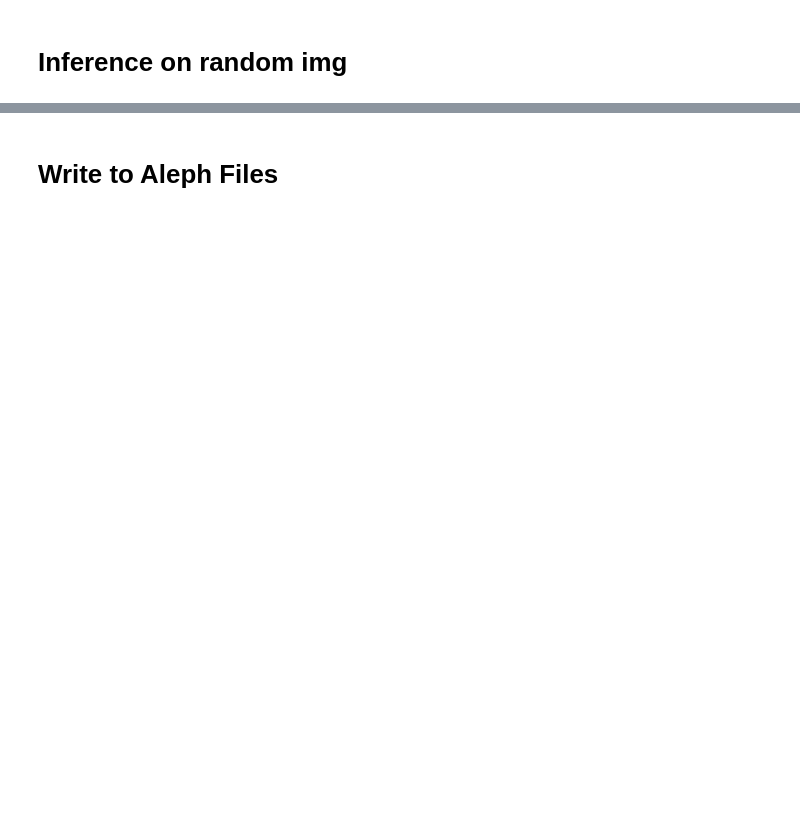
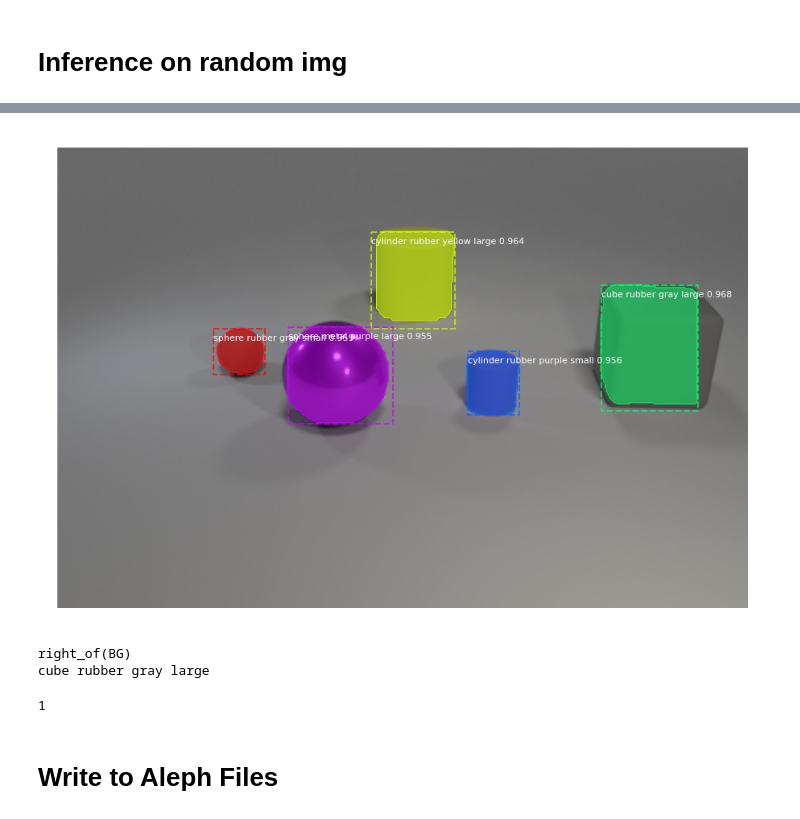
Before and after one commit to OliDeane/ClevrHans_iILP, a Jupyter notebook: main.ipynb, the cells around one changed output, grey strips where cells are left out. Drawn from its saved outputs; the diff is of its cells as text; code cells hidden in the pictures; blank space fills up the shorter version.

```diff
--- a/main.ipynb
+++ b/main.ipynb
@@ -28,7 +28,9 @@ from samples.clevr import clevr
 ROOT_DIR = os.getcwd()
 
 # Directory of images to run detection on
-IMAGE_DIR = os.path.join(ROOT_DIR, "sample_images/")
+IMAGE_DIR = os.path.join(ROOT_DIR, "temp_images/")
+
+os.environ['TF_CPP_MIN_LOG_LEVEL'] = '3' # supresses TF warnings
 # %%
 class InferenceConfig(clevr.ClevrConfig):
     # Set batch size to 1 since we'll be running inference on
@@ -87,5 +98,10 @@ plt.imshow(image)
 # %%
 # Visualize results
+image = skimage.io.imread(os.path.join(IMAGE_DIR, file_names[1]))
+image = image[:,:,:3]
+results = model.detect([image], verbose=0)
 r = results[0]
 visualize.display_instances(image, r['rois'], r['masks'], r['class_ids'],
                             class_names, r['scores'])
+# %% [output]
+[figure, added]
@@ -92,3 +122,19 @@ visualize.display_instances(image, r['rois'], r['masks'], r['class_ids'],
+# %%
+partner_idx = 0
+reference_idx = 0
+relation = 'right_of'
+class_names[r['class_ids'][partner_idx]]
+
+# print(f'{relation}({class_names[r['class_ids'][partner_idx]]})')
+print(f'{relation}({class_names[0]})')
+print(class_names[r['class_ids'][0]])
+#({class_names[r['class_ids'][partner_idx]]})')
+
+full_oblist.index(class_names[r['class_ids'][0]].split())
+# %% [output]
+right_of(BG)
+cube rubber gray large
+1
 # %% [markdown]
 # Write to Aleph Files
 # %%
```
Also changed, not shown: parts of 9 cells of this notebook, 2 other files.
